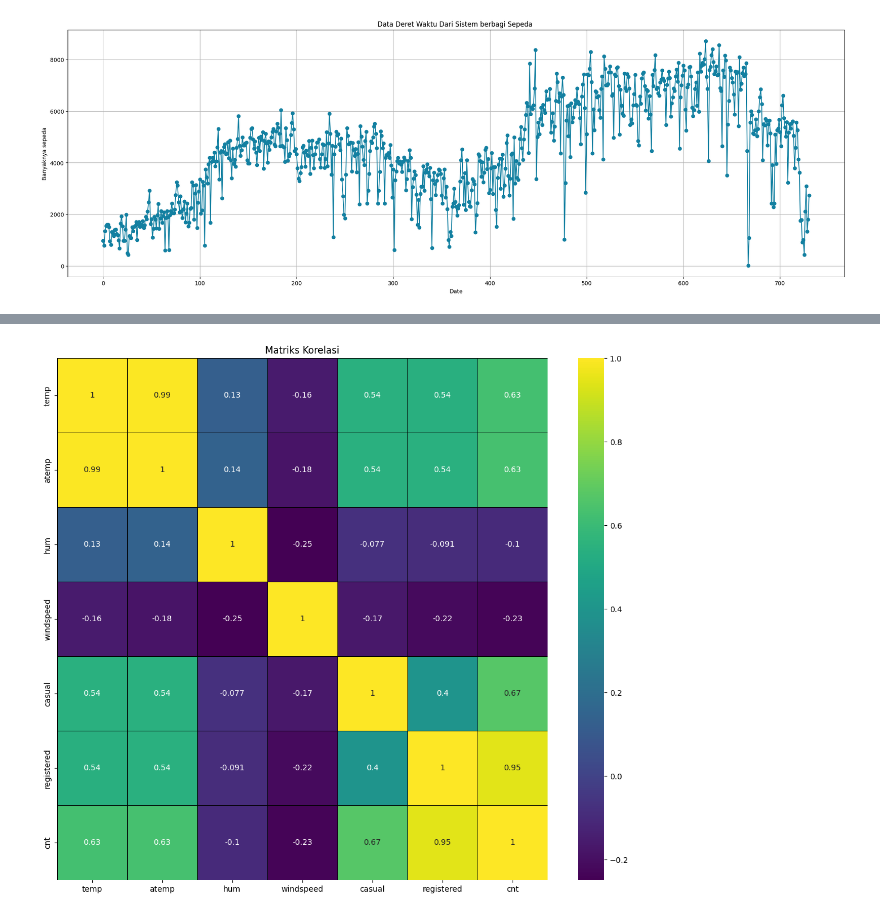
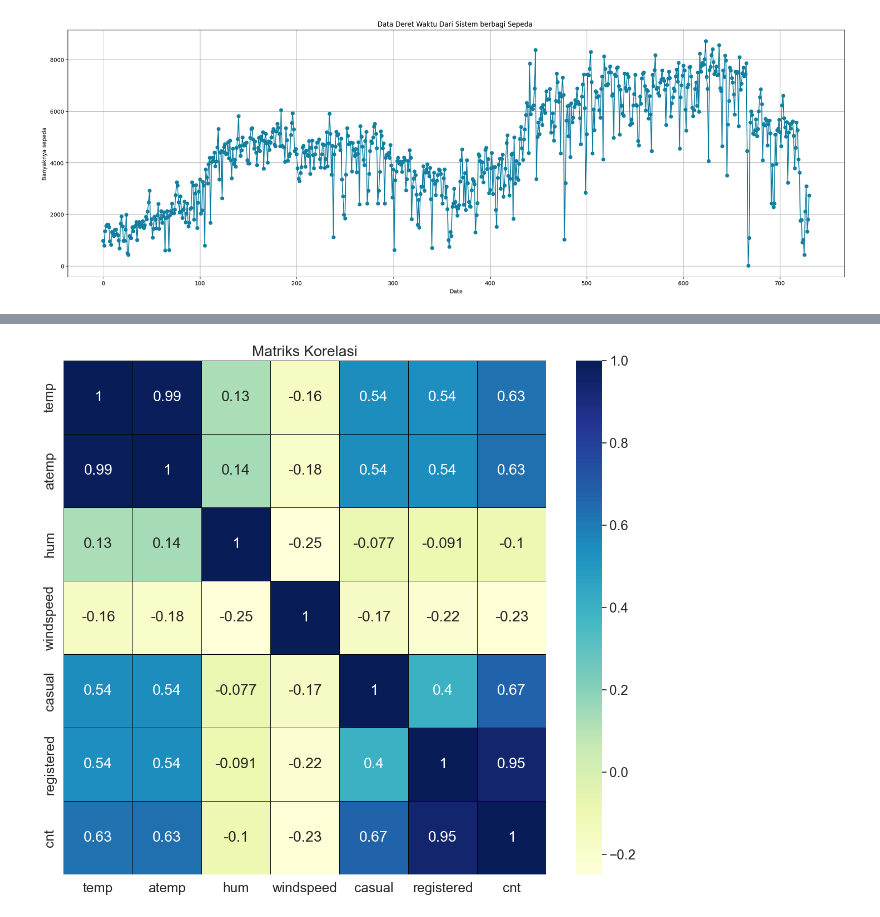
Before and after one commit to Zen-Rofiqy/Bangkit-2024, a Jupyter notebook: 04 Analisis Data dng Py/@Proyek-akhir/MyDashBoard.ipynb, the cells around one changed output, grey strips where cells are left out. Cells and saved outputs as stored; diff of their text form; code cells hidden in the pictures.

```diff
--- a/04 Analisis Data dng Py/@Proyek-akhir/MyDashBoard.ipynb
+++ b/04 Analisis Data dng Py/@Proyek-akhir/MyDashBoard.ipynb
@@ -765,16 +769,16 @@ Ref : https://stackoverflow.com/questions/48139899/correlation-matrix-plot-with-
 # %%
 df = day_df.iloc[:, -7:]
 
 # Menghitung matriks korelasi
 corr = df.corr()
 
 # Plot heatmap
 plt.figure(figsize=(14, 12))
-sns.heatmap(corr, annot=True, cmap='viridis', linewidths=0.5, linecolor='black')
+sns.heatmap(corr, annot=True, cmap='YlGnBu', linewidths=0.5, linecolor='black')
 plt.title('Matriks Korelasi')
 plt.show()
 # %% [output]
-[figure, old version]
+[figure, new version]
 # %%
 def corrfunc(x, y, **kws):
   r, p = stats.pearsonr(x, y)
```
Also changed, not shown: parts of 4 cells of this notebook, 2 other files.
